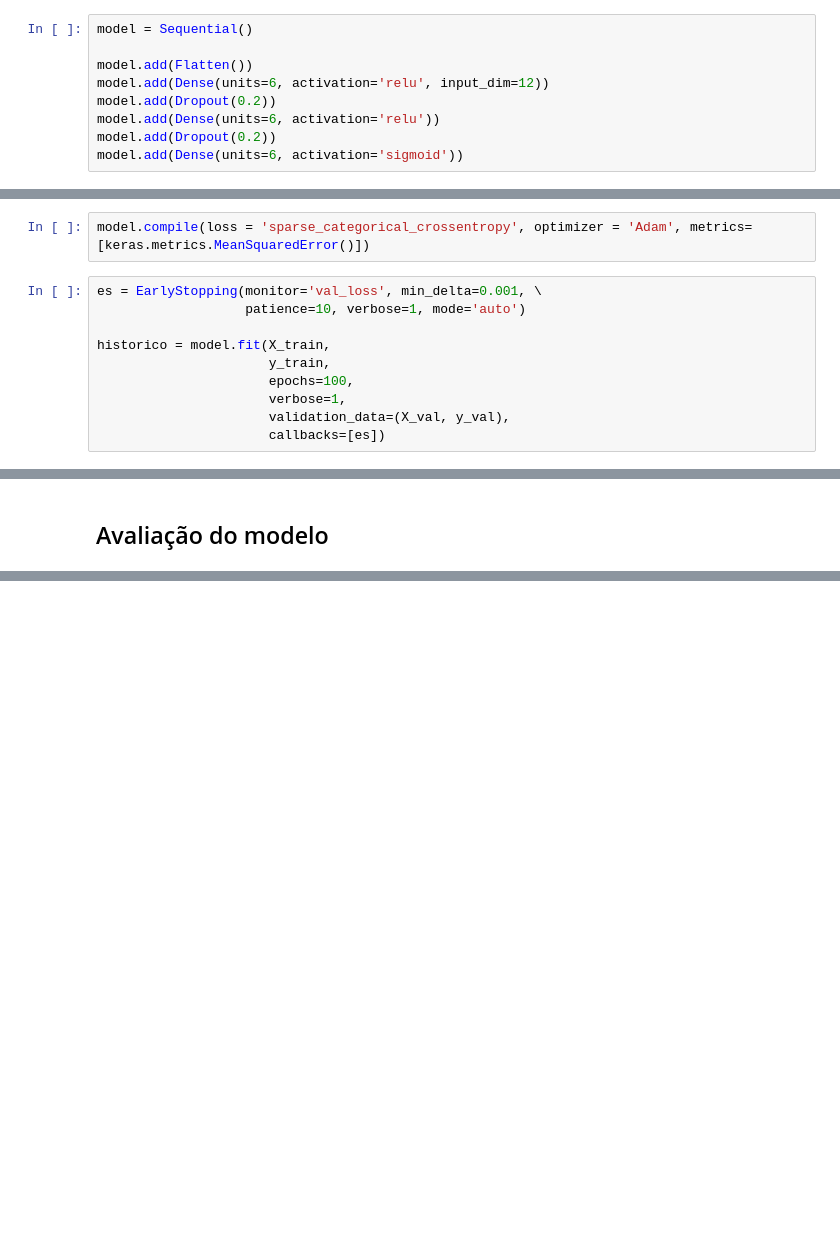
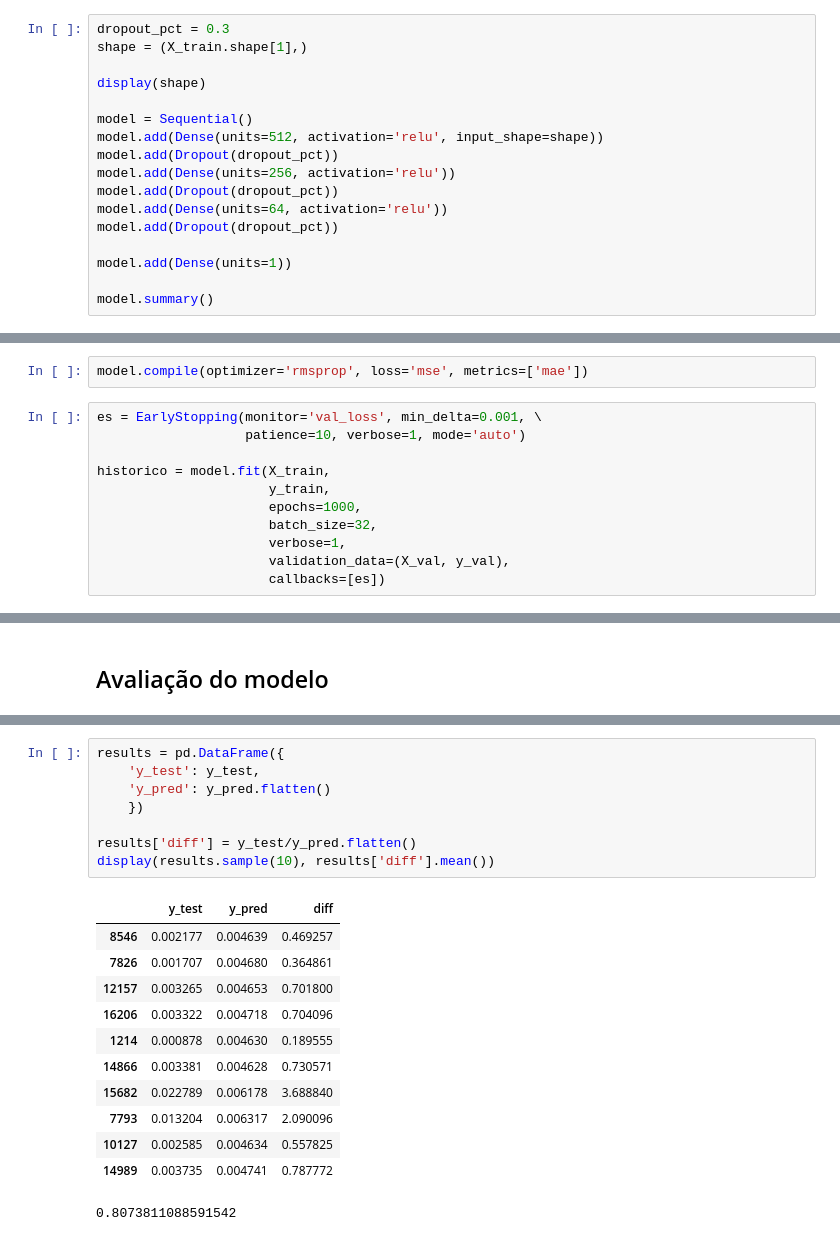
Before and after one commit to pveinberg/formacao_ML_minsait, a Jupyter notebook: Notebooks/Aula02/exercicios/redes-neurais-imoveis-v01.ipynb, the cells around one changed output, grey strips where cells are left out. Drawn from its saved outputs; the diff is of its cells as text; blank space fills up the shorter version.

```diff
--- a/Notebooks/Aula02/exercicios/redes-neurais-imoveis-v01.ipynb
+++ b/Notebooks/Aula02/exercicios/redes-neurais-imoveis-v01.ipynb
@@ -235,11 +192,19 @@ y_test:  (3438,)
 # %% [markdown]
 ## Treinamento, definição de arquitetura
 # %%
+dropout_pct = 0.3
+shape = (X_train.shape[1],)
+
+display(shape)
+
 model = Sequential()
+model.add(Dense(units=512, activation='relu', input_shape=shape))
+model.add(Dropout(dropout_pct))
+model.add(Dense(units=256, activation='relu'))
+model.add(Dropout(dropout_pct))
+model.add(Dense(units=64, activation='relu'))
+model.add(Dropout(dropout_pct))
 
-model.add(Flatten())
-model.add(Dense(units=6, activation='relu', input_dim=12))
-model.add(Dropout(0.2))
-model.add(Dense(units=6, activation='relu'))
-model.add(Dropout(0.2))
-model.add(Dense(units=6, activation='sigmoid'))
+model.add(Dense(units=1))
+
+model.summary()
@@ -246,14 +230,15 @@ model.add(Dense(units=6, activation='sigmoid'))
 # %% [markdown]
 ## Definição de otimizadores
-# %%
-model.compile(loss = 'sparse_categorical_crossentropy', optimizer = 'Adam', metrics=[keras.metrics.MeanSquaredError()])
+# %%
+model.compile(optimizer='rmsprop', loss='mse', metrics=['mae'])
 # %%
 es = EarlyStopping(monitor='val_loss', min_delta=0.001, \
                    patience=10, verbose=1, mode='auto')
 
 historico = model.fit(X_train,
                       y_train,
-                      epochs=100,
+                      epochs=1000,
+                      batch_size=32,
                       verbose=1,
                       validation_data=(X_val, y_val),
                       callbacks=[es])
@@ -322,0 +295,21 @@ y_pred, y_test
+# %%
+results = pd.DataFrame({
+    'y_test': y_test,
+    'y_pred': y_pred.flatten()
+    })
+
+results['diff'] = y_test/y_pred.flatten()
+display(results.sample(10), results['diff'].mean())
+# %% [output]
+|  | y_test | y_pred | diff |
+| 8546 | 0.002177 | 0.004639 | 0.469257 |
+| 7826 | 0.001707 | 0.004680 | 0.364861 |
+| 12157 | 0.003265 | 0.004653 | 0.701800 |
+| 16206 | 0.003322 | 0.004718 | 0.704096 |
+| 1214 | 0.000878 | 0.004630 | 0.189555 |
+| 14866 | 0.003381 | 0.004628 | 0.730571 |
+| 15682 | 0.022789 | 0.006178 | 3.688840 |
+| 7793 | 0.013204 | 0.006317 | 2.090096 |
+| 10127 | 0.002585 | 0.004634 | 0.557825 |
+| 14989 | 0.003735 | 0.004741 | 0.787772 |
+0.8073811088591542
```
Also changed, not shown: parts of 26 cells of this notebook, 1 other file.
